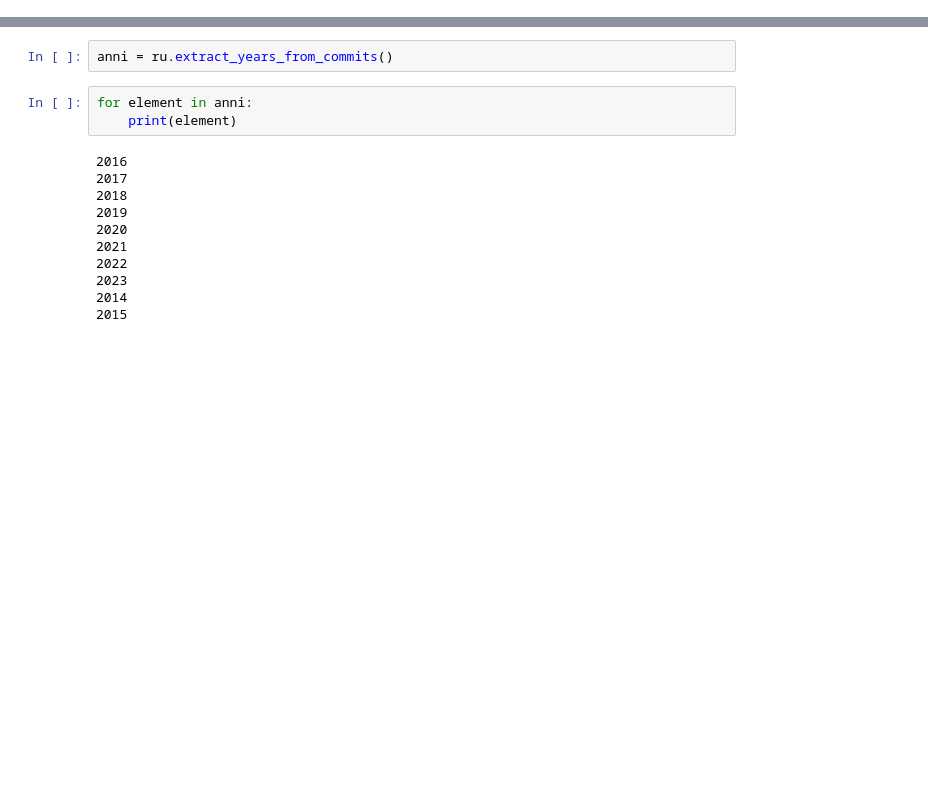
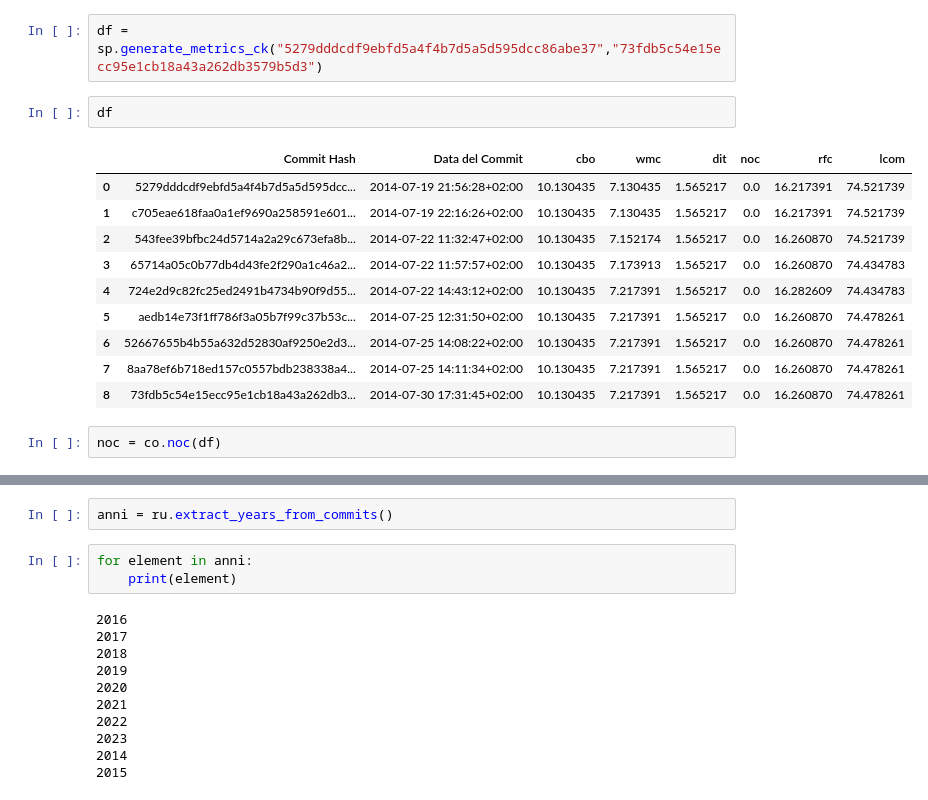
Before and after one commit to CostaMart/ing-soft2, a Jupyter notebook: prove.ipynb, the cells around one changed output, grey strips where cells are left out. Cells and saved outputs as stored; diff of their text form; blank space fills up the shorter version.

```diff
--- a/prove.ipynb
+++ b/prove.ipynb
@@ -6,0 +43,17 @@ import model.process_metrics as pm
+# %%
+df = sp.generate_metrics_ck("5279dddcdf9ebfd5a4f4b7d5a5d595dcc86abe37","73fdb5c54e15ecc95e1cb18a43a262db3579b5d3")
+# %%
+df
+# %% [output]
+|  | Commit Hash | Data del Commit | cbo | wmc | dit | noc | rfc | lcom |
+| 0 | 5279dddcdf9ebfd5a4f4b7d5a5d595dcc... | 2014-07-19 21:56:28+02:00 | 10.130435 | 7.130435 | 1.565217 | 0.0 | 16.217391 | 74.521739 |
+| 1 | c705eae618faa0a1ef9690a258591e601... | 2014-07-19 22:16:26+02:00 | 10.130435 | 7.130435 | 1.565217 | 0.0 | 16.217391 | 74.521739 |
+| 2 | 543fee39bfbc24d5714a2a29c673efa8b... | 2014-07-22 11:32:47+02:00 | 10.130435 | 7.152174 | 1.565217 | 0.0 | 16.260870 | 74.521739 |
+| 3 | 65714a05c0b77db4d43fe2f290a1c46a2... | 2014-07-22 11:57:57+02:00 | 10.130435 | 7.173913 | 1.565217 | 0.0 | 16.260870 | 74.434783 |
+| 4 | 724e2d9c82fc25ed2491b4734b90f9d55... | 2014-07-22 14:43:12+02:00 | 10.130435 | 7.217391 | 1.565217 | 0.0 | 16.282609 | 74.434783 |
+| 5 | aedb14e73f1ff786f3a05b7f99c37b53c... | 2014-07-25 12:31:50+02:00 | 10.130435 | 7.217391 | 1.565217 | 0.0 | 16.260870 | 74.478261 |
+| 6 | 52667655b4b55a632d52830af9250e2d3... | 2014-07-25 14:08:22+02:00 | 10.130435 | 7.217391 | 1.565217 | 0.0 | 16.260870 | 74.478261 |
+| 7 | 8aa78ef6b718ed157c0557bdb238338a4... | 2014-07-25 14:11:34+02:00 | 10.130435 | 7.217391 | 1.565217 | 0.0 | 16.260870 | 74.478261 |
+| 8 | 73fdb5c54e15ecc95e1cb18a43a262db3... | 2014-07-30 17:31:45+02:00 | 10.130435 | 7.217391 | 1.565217 | 0.0 | 16.260870 | 74.478261 |
+# %%
+noc = co.noc(df)
```
Also changed, not shown: parts of 9 cells of this notebook, 2 other files.
